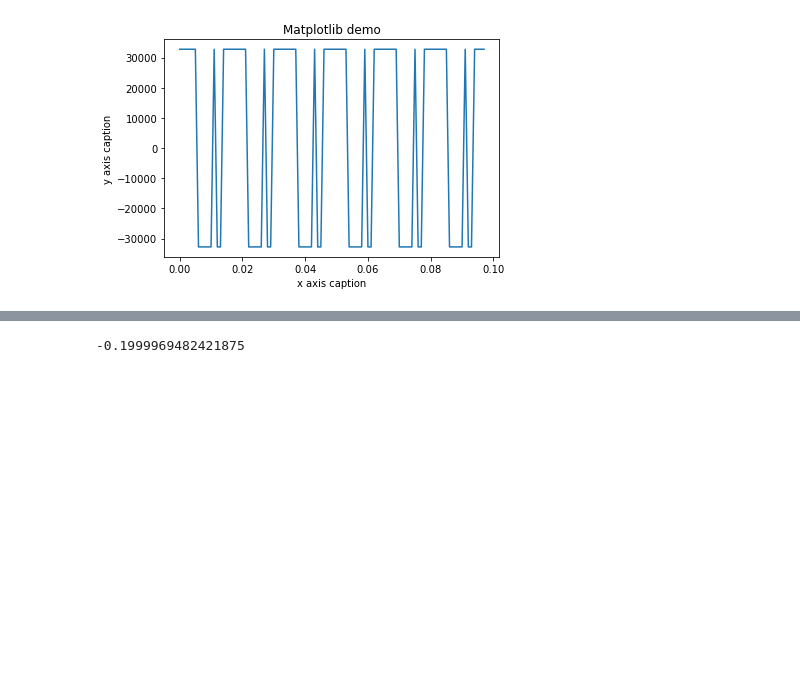
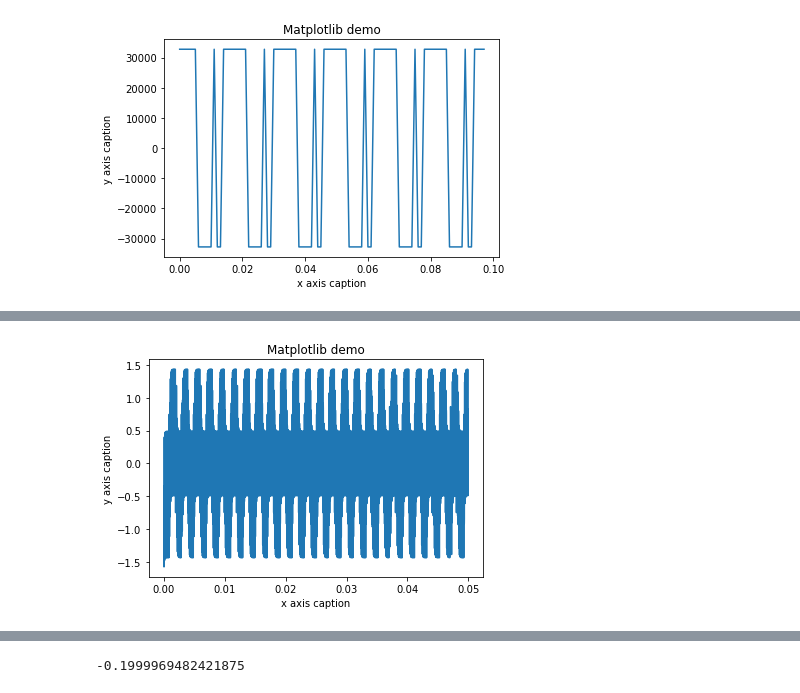
Before and after one commit to TallerAnalogico/IIR_Verilog, a Jupyter notebook: Tools/Simple_memory_generator.ipynb, the cells around one changed output, grey strips where cells are left out. Saved outputs shown, nothing was run; the diff lists cells and outputs as text; code cells hidden in the pictures; blank space fills up the shorter version.

```diff
--- a/Tools/Simple_memory_generator.ipynb
+++ b/Tools/Simple_memory_generator.ipynb
@@ -58,9 +83,9 @@ def arrayToMemory(array_in,
     file.write("\n".join(result))
     file.close()
 
-def genSamples(filename, freq, t):
+def genSamples(filename, freq, t,sf=40e3):
 #     sf=40e3*2*np.pi
-    sf=40e3
+#     sf=40e3
     x = np.arange(0,t*sf)*(1/sf)
 #     y = np.sin(x*freq*2*np.pi)
     y = np.sin(x*freq)
@@ -68,7 +93,7 @@ def genSamples(filename, freq, t):
     print(len(y))
     return (x,y)
 
-def readMem(filename, sample_freq=2e3):
+def readMem(filename, sample_freq=40e3):
     with open(filename) as f:
         content = f.readlines()
     content = [Fxp(x.strip(), True, 32, 16).real  for x in content[2:]]
@@ -133,2 +160,12 @@ def filterMulstisimFile(filename="../Multisim Files/ejm 10Khz.csv", sf=40e3):
 # %%
 arrayToMemory(y10k, output_filename="input/MS10K.txt")
+# %%
+nsamples=10000
+x,y=readMem("output/MS10K.txt",80e3)
+plt.title("Matplotlib demo")
+plt.xlabel("x axis caption")
+plt.ylabel("y axis caption")
+plt.plot(x[:nsamples],y[:nsamples])
+plt.show()
+# %% [output]
+[figure, added]
```
Also changed, not shown: parts of 10 cells of this notebook, 39 other files.
